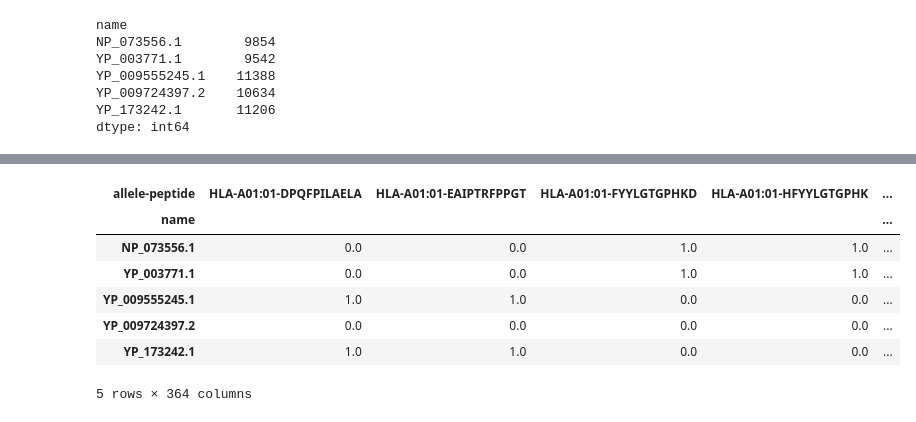
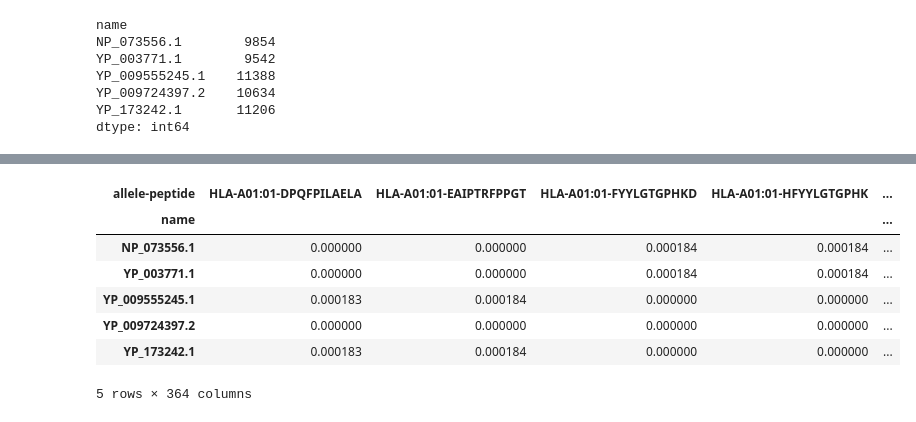
Before and after one commit to covid19-bh-machine-learning/master, a Jupyter notebook: epitope-clustering.ipynb, the cells around one changed output, grey strips where cells are left out. Cells and saved outputs as stored; diff of their text form; code cells hidden in the pictures.

```diff
--- a/epitope-clustering.ipynb
+++ b/epitope-clustering.ipynb
@@ -48,12 +55,13 @@ peptides = df.peptide.unique()
 peptide_pairs = list(itertools.combinations(peptides, 2))
 # %%
 # Score each peptide pair
-distance_threshold = 1
+distance_threshold = 2
 
 peptide_pairs_scored = pd.DataFrame(columns=['pair', 'distance'])
 
 for pair in peptide_pairs:
-    distance = levenshtein(pair[0], pair[1])
+    #distance = levenshtein(pair[0], pair[1])
+    distance = jellyfish.damerau_levenshtein_distance(pair[0], pair[1])
     if (distance <= distance_threshold):
         peptide_pairs_scored = peptide_pairs_scored.append(pd.Series(
             [pair, distance],
@@ -84,19 +97,21 @@ for row in peptide_pairs_scored.iterrows():
     peptide_pairs_scored['p1'] = peptide_pairs_scored['p1'].replace(p2,p1)
     df['peptide'] = df['peptide'].replace(p2,p1)
 # %%
-pivoted = df.pivot_table('ic50', 'name', 'allele-peptide', aggfunc=pd.Series.nunique)
+df['ic50']=1/df['ic50']
 
-pivoted = pivoted.loc[:,(pivoted.sum() > 1)]
+pivoted = df.pivot_table('ic50', 'name', 'allele-peptide')
+
 pivoted = pivoted.fillna(0)
+pivoted = pivoted.loc[:,(pivoted.isin([0]).sum() < 4)]
 display(pivoted)
 # %% [output]
 | allele-peptide | HLA-A01:01-DPQFPILAELA | HLA-A01:01-EAIPTRFPPGT | HLA-A01:01-FYYLGTGPHKD | HLA-A01:01-HFYYLGTGPHK | ... |
 | name |  |  |  |  | ... |
-| NP_073556.1 | 0.0 | 0.0 | 1.0 | 1.0 | ... |
-| YP_003771.1 | 0.0 | 0.0 | 1.0 | 1.0 | ... |
-| YP_009555245.1 | 1.0 | 1.0 | 0.0 | 0.0 | ... |
-| YP_009724397.2 | 0.0 | 0.0 | 0.0 | 0.0 | ... |
-| YP_173242.1 | 1.0 | 1.0 | 0.0 | 0.0 | ... |
+| NP_073556.1 | 0.000000 | 0.000000 | 0.000184 | 0.000184 | ... |
+| YP_003771.1 | 0.000000 | 0.000000 | 0.000184 | 0.000184 | ... |
+| YP_009555245.1 | 0.000183 | 0.000184 | 0.000000 | 0.000000 | ... |
+| YP_009724397.2 | 0.000000 | 0.000000 | 0.000000 | 0.000000 | ... |
+| YP_173242.1 | 0.000183 | 0.000184 | 0.000000 | 0.000000 | ... |
 5 rows × 364 columns
 # %%
 tsne_results = TSNE(n_components=2, verbose=1, perplexity=40, n_iter=300).fit_transform(pivoted)
```
Also changed, not shown: parts of 6 cells of this notebook.
